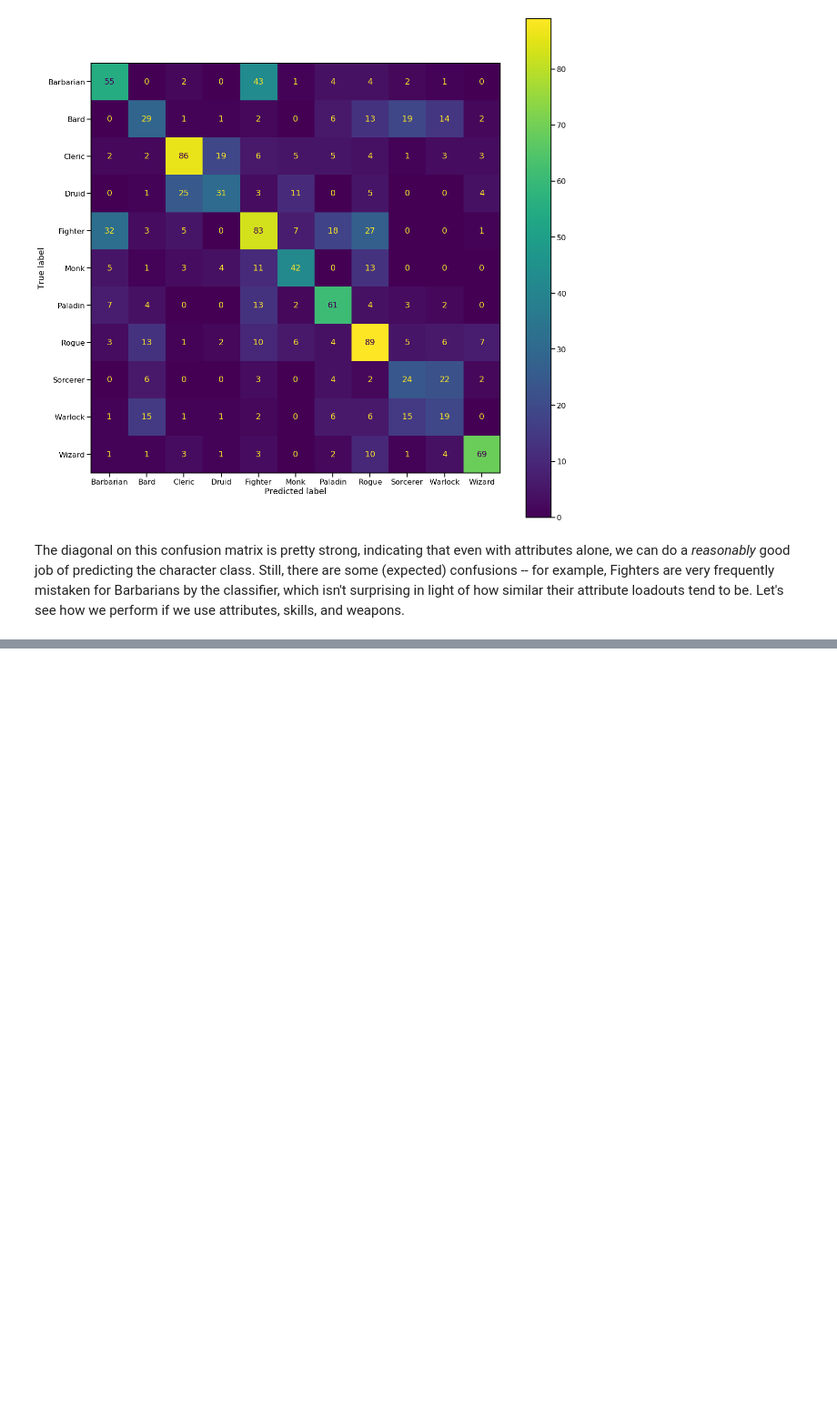
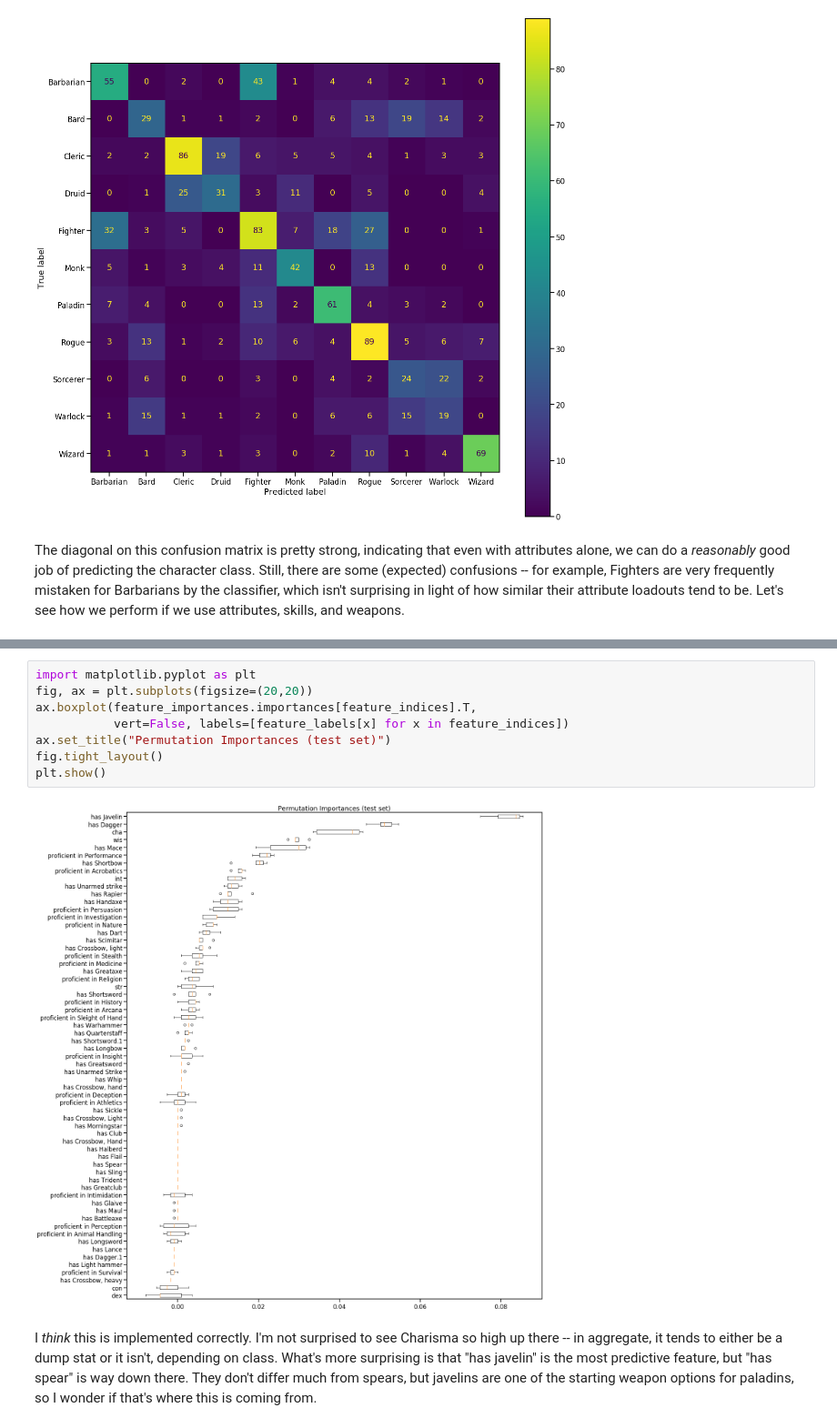
Before and after one commit to dchannah/dndmlpy, a Jupyter notebook: example_random_forest_classification.ipynb, the cells around one changed output, grey strips where cells are left out. Shown at 91% size. Saved outputs shown, nothing was run; the diff lists cells and outputs as text; blank space fills up the shorter version.

```diff
--- a/example_random_forest_classification.ipynb
+++ b/example_random_forest_classification.ipynb
@@ -119,0 +120,12 @@ __Much__ better! Although there are still some exceptions, nearly every characte
+# %%
+import matplotlib.pyplot as plt
+fig, ax = plt.subplots(figsize=(20,20))
+ax.boxplot(feature_importances.importances[feature_indices].T,
+           vert=False, labels=[feature_labels[x] for x in feature_indices])
+ax.set_title("Permutation Importances (test set)")
+fig.tight_layout()
+plt.show()
+# %% [output]
+[figure, added]
+# %% [markdown]
+I _think_ this is implemented correctly. I'm not surprised to see Charisma so high up there -- in aggregate, it tends to either be a dump stat or it isn't, depending on class. What's more surprising is that "has javelin" is the most predictive feature, but "has spear" is way down there. They don't differ much from spears, but javelins are one of the starting weapon options for paladins, so I wonder if that's where this is coming from.
```
Also changed, not shown: parts of 6 cells of this notebook, 3 other files.
